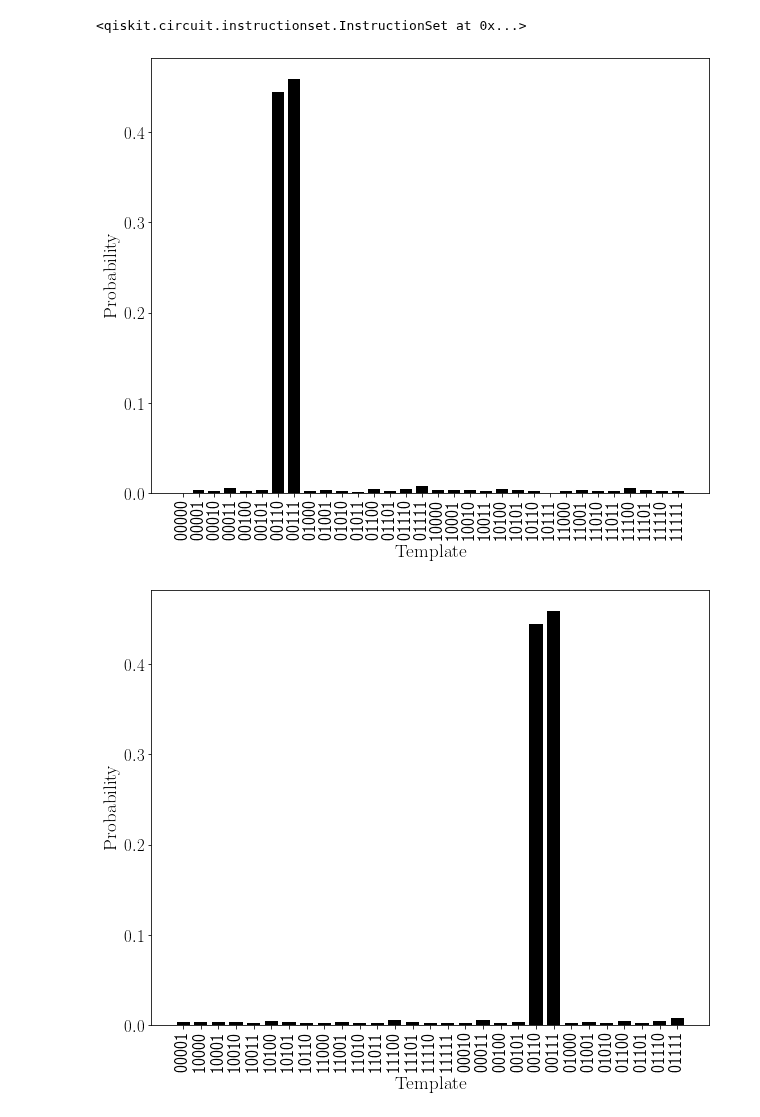
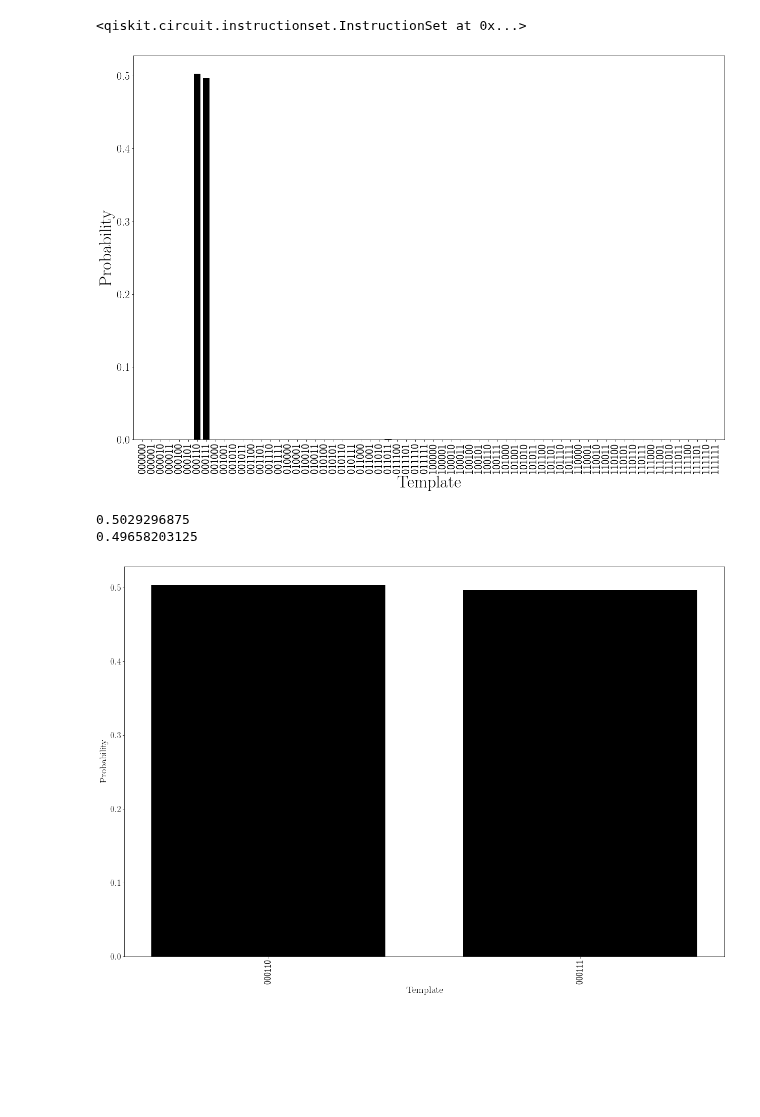
Before and after one commit to Fergus-Hayes/quantum-matched-filter, a Jupyter notebook: qiskit/quantum_MultiTemplateMatching.ipynb, the cells around one changed output. Saved outputs shown, nothing was run; the diff lists cells and outputs as text; code cells hidden in the pictures; blank space fills up the shorter version.

```diff
--- a/qiskit/quantum_MultiTemplateMatching.ipynb
+++ b/qiskit/quantum_MultiTemplateMatching.ipynb
@@ -26,13 +29,13 @@ color='black'
 #define the registers. Completely arbitrary.
 #n is the number of qubits(data and templates); nanc is the number of ancilla qubit;
 #p is the number of precision; nt is the number of qubits we are not comparing, starting from the 0th
-n=5
+n=6
 nanc=1
 a=n+nanc
 #p=5
 nt=1
 # %%
-p=int(np.round(np.log2(2*np.pi)+0.5*(n-nt)))
+p=5#int(np.round(np.log2(2*np.pi)+0.5*(n-nt)))
 print(p)
 # %% [output]
 5
@@ -366,26 +338,0 @@ plt.close()
-# %%
-probs = np.array(probs)
-probs_fold = probs[int(len(probs)/2):]
-
-print(np.sum(probs_fold))
-
-probs_fold = probs_fold/np.sum(probs_fold)
-
-mu = np.sum(probs_fold*np.arange(len(probs_fold)))
-var = np.sum(probs_fold*np.arange(len(probs_fold))**2) - mu**2
-sd = np.sqrt(var)
-
-print(mu)
-print(var)
-print(sd)
-
-fig = plt.figure(figsize=figsize)
-plt.bar(labels[int(len(probs)/2):],probs_fold,width=width,color=color)
-plt.xticks(rotation='vertical')
-plt.axvline(mu-sd,ls=':')
-plt.axvline(mu,ls='--')
-plt.axvline(mu+sd,ls=':')
-plt.xlabel(r'\textrm{Template}')
-plt.ylabel(r'\textrm{Probability}')
-plt.show()
-plt.close()
@@ -397,0 +339,5 @@ plt.close()
+# %%
+for key in hist.keys():
+    if np.any(np.array(hist[key]/shots)>=0.1):
+        probs.append(hist[key]/shots)
+        print(key,hist[key]/shots)
@@ -481,25 +430,27 @@ answer = job.result().get_counts()
 # %%
 #labels = hist.keys()
 labels=np.arange(2**n)
 labels=binary_input(labels,n)
 probs=[]
 #print(hist.keys())
 for key in labels:
     if np.any(np.array([*answer.keys()])==key):
         probs.append(answer[key]/shots)
     else:
         probs.append(0)
 #print(probs)
 #print(labels)
 fig = plt.figure(figsize=figsize)
 plt.bar(labels,probs,width=width,color=color)
-plt.xticks(rotation='vertical')
-plt.xlabel(r'\textrm{Template}')
-plt.ylabel(r'\textrm{Probability}')
-plt.savefig('result_n_'+str(n)+'_p_'+str(p)+'_nt_'+str(nt)+'G'+'_new.png')
+plt.xlim(-1,len(labels))
+plt.xticks(rotation='vertical',fontsize=ticksize)
+plt.yticks(rotation='horizontal',fontsize=ticksize)
+plt.xlabel(r'\textrm{Template}',fontsize=fontsize)
+plt.ylabel(r'\textrm{Probability}',fontsize=fontsize)
+plt.savefig('result_n_'+str(n)+'_p_'+str(p)+'_nt_'+str(nt)+'G'+'_new.png', bbox_inches='tight')
 plt.show()
 # %% [output]
-[figure, old version]
+[figure, new version]
 # %%
 probs=[]
 entry=[]
@@ -508,6 +459,7 @@ for key in answer.keys():
     if np.any(np.array(answer[key]/shots)>=0.001):
         entry.append(key)
         probs.append(answer[key]/shots)
+        print(answer[key]/shots)
 fig = plt.figure(figsize=figsize)
 plt.bar(entry,probs,width=width,color=color)
 plt.xticks(rotation='vertical')
@@ -516,6 +468,8 @@ plt.ylabel(r'\textrm{Probability}')
 plt.savefig('result_n_'+str(n)+'_p_'+str(p)+'_nt_'+str(nt)+'Gr_clean.png')
 plt.show()
 # %% [output]
+0.5029296875
+0.49658203125
-[figure, old version]
+[figure, new version]
 # %%
 plot_histogram(answer).savefig('result_n_'+str(n)+'_p_'+'_nt_'+str(nt)+str(p)+'_'+'og'+'Gr.png')
```
Also changed, not shown: parts of 11 cells of this notebook, 31 other files.
